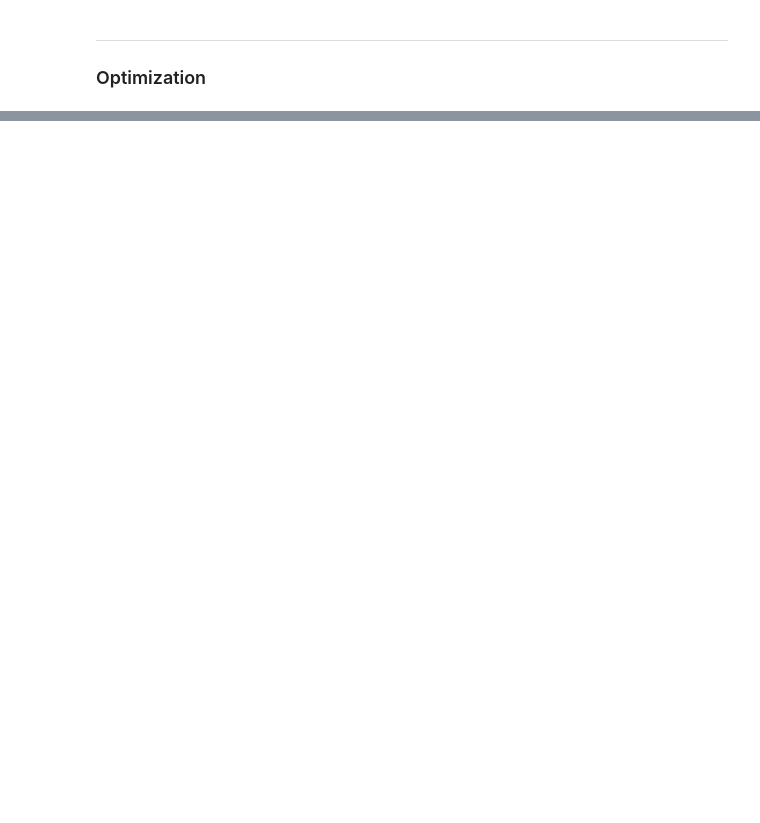
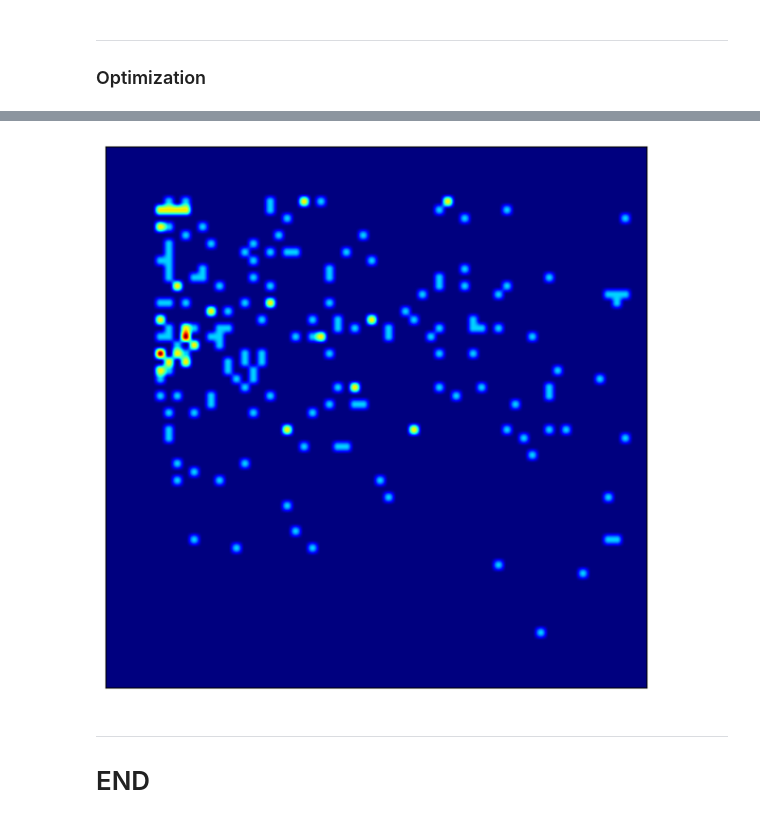
Before and after one commit to misaelmmorales/Placement-Control-Optim-CO2, a Jupyter notebook: pix2vid-opt.ipynb, the cells around one changed output, grey strips where cells are left out. Drawn from its saved outputs; the diff is of its cells as text; code cells hidden in the pictures; blank space fills up the shorter version.

```diff
--- a/pix2vid-opt.ipynb
+++ b/pix2vid-opt.ipynb
@@ -209,0 +517,20 @@ plt.show()
+# %%
+heatmap_grid = np.zeros((64,64))
+
+for i in range(50):
+    for j in range(4):
+        x, y = optimalW[i,:,j]
+        heatmap_grid[y+6, x+6] += 1
+
+plt.figure(figsize=(10,6))
+
+plt.imshow(heatmap_grid, interpolation='hanning', cmap='jet')
+plt.xticks([]); plt.yticks([])
+
+plt.tight_layout()
+plt.show()
+# %% [output]
+[figure, added]
+# %% [markdown]
+***
+# END
```
Also changed, not shown: parts of 19 cells of this notebook, 7 other files.
